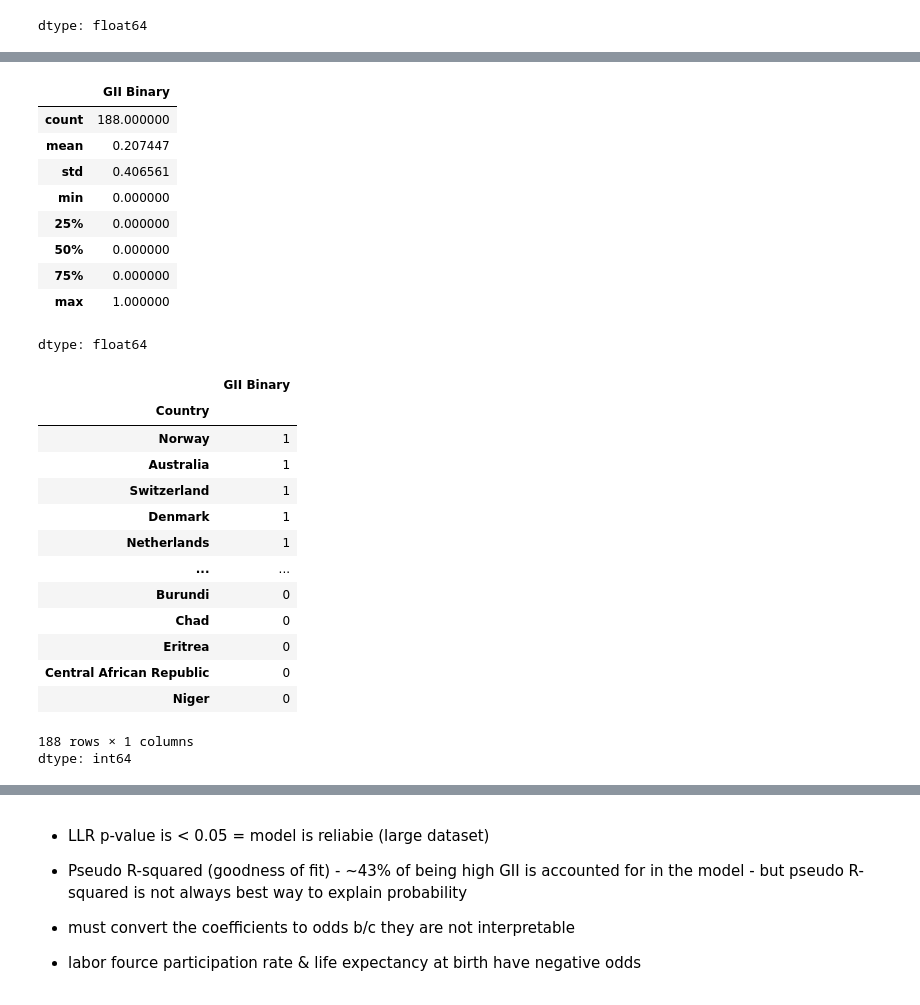
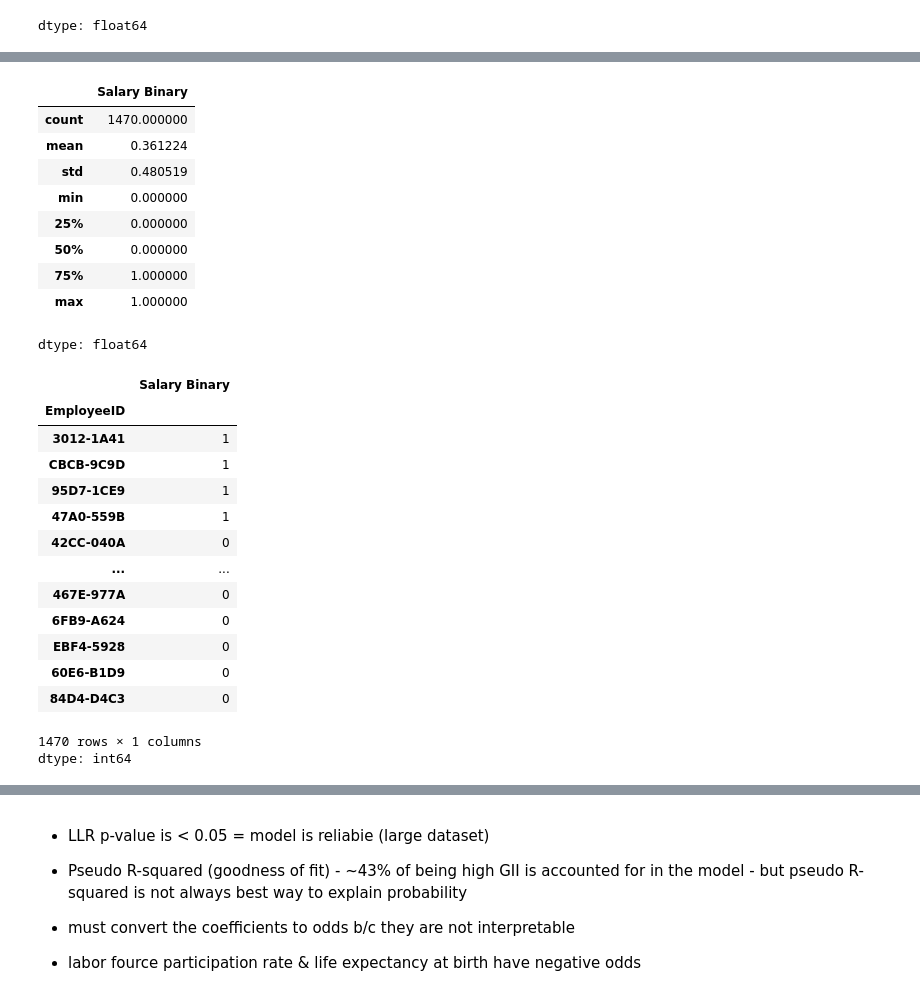
Before and after one commit to 550tealeaves/DATA-70500-working-with-data, a Jupyter notebook: HW4_LinearModels2.ipynb, the cells around one changed output, grey strips where cells are left out. Saved outputs shown, nothing was run; the diff lists cells and outputs as text; code cells hidden in the pictures.

```diff
--- a/HW4_LinearModels2.ipynb
+++ b/HW4_LinearModels2.ipynb
@@ -114,37 +128,37 @@ dtype: float64
 # %%
-# Turn index into binary variable - compare high GII values & everyone else
+# Turn index into binary variable - compare high salary values & everyone else
 # use LOC method to perform a binary test
-GlobalIndicatorsTotal['GII Binary'] = 0 #crete new variable
-GlobalIndicatorsTotal.loc[GlobalIndicatorsTotal['Gender Inequality Index (GII)'] < 0.19, ['GII Binary']] = 1 #These are nations with a low gender inequality score--that is, the highest gender equality - change values to 1 if they are in the lower quartile
-GlobalIndicatorsTotal['GII Binary'].describe() #now see that every country is either 0 or 1
+EmployeePerformance['Salary Binary'] = 0 #crete new variable
+EmployeePerformance.loc[EmployeePerformance['Salary'] >= 100000, ['Salary Binary']] = 1 #Salaries < 100000 = 0 (low) and those >= 100000 is high
+EmployeePerformance['Salary Binary'].describe() #now see that every salary is either 0 or 1
 # %% [output]
-|  | GII Binary |
-| count | 188.000000 |
-| mean | 0.207447 |
-| std | 0.406561 |
+|  | Salary Binary |
+| count | 1470.000000 |
+| mean | 0.361224 |
+| std | 0.480519 |
 | min | 0.000000 |
 | 25% | 0.000000 |
 | 50% | 0.000000 |
-| 75% | 0.000000 |
+| 75% | 1.000000 |
 | max | 1.000000 |
 dtype: float64
 # %%
 #binary variables are typically 0 and 1
-GlobalIndicatorsTotal['GII Binary']
+EmployeePerformance['Salary Binary']
 # %% [output]
-|  | GII Binary |
-| Country |  |
-| Norway | 1 |
-| Australia | 1 |
-| Switzerland | 1 |
-| Denmark | 1 |
-| Netherlands | 1 |
+|  | Salary Binary |
+| EmployeeID |  |
+| 3012-1A41 | 1 |
+| CBCB-9C9D | 1 |
+| 95D7-1CE9 | 1 |
+| 47A0-559B | 1 |
+| 42CC-040A | 0 |
 | ... | ... |
-| Burundi | 0 |
-| Chad | 0 |
-| Eritrea | 0 |
-| Central African Republic | 0 |
-| Niger | 0 |
+| 467E-977A | 0 |
+| 6FB9-A624 | 0 |
+| EBF4-5928 | 0 |
+| 60E6-B1D9 | 0 |
+| 84D4-D4C3 | 0 |
-188 rows × 1 columns
+1470 rows × 1 columns
 dtype: int64
 # %%
```
Also changed, not shown: parts of 2 cells of this notebook.
